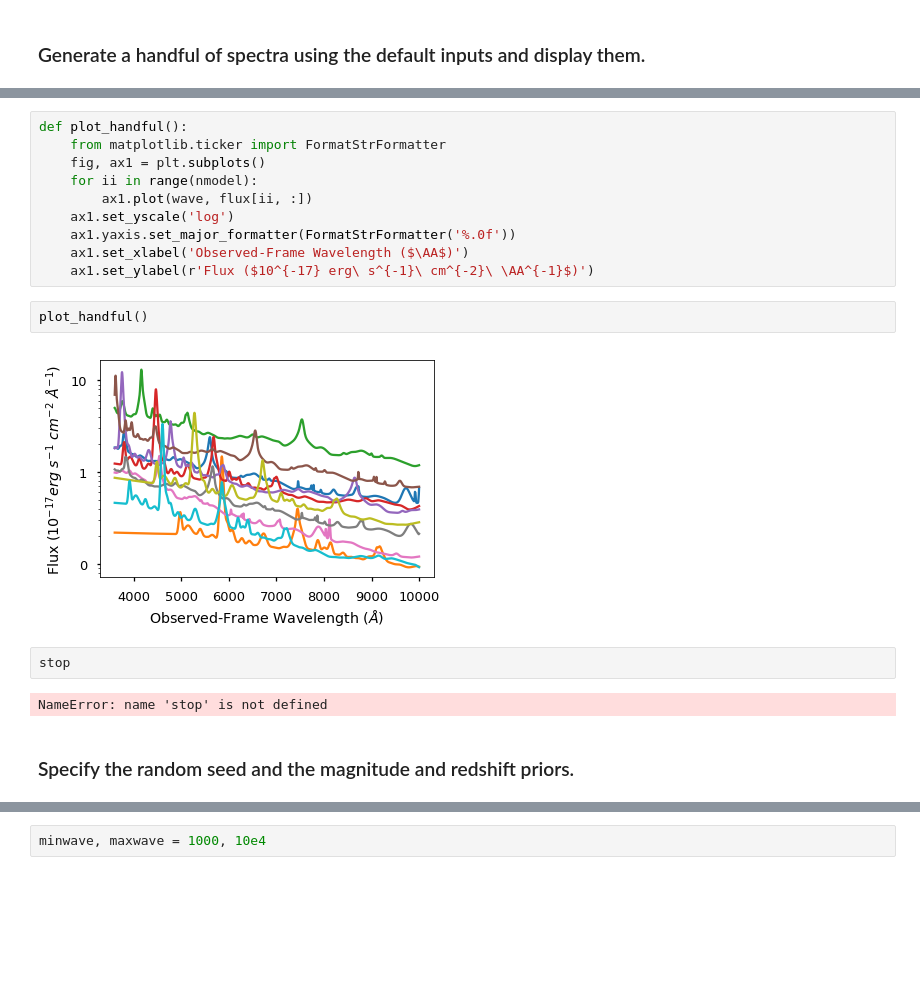
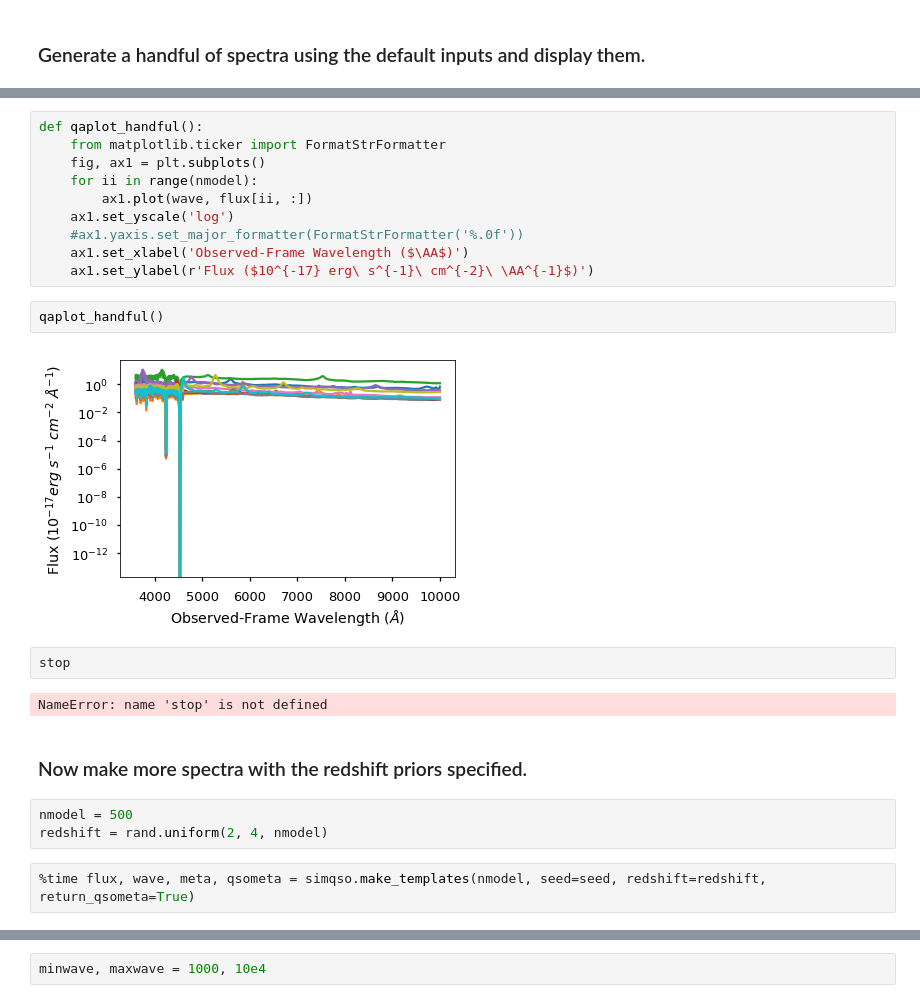
Before and after one commit to desihub/desisim, a Jupyter notebook: doc/nb/simqso-templates.ipynb, the cells around one changed output, grey strips where cells are left out. Saved outputs shown, nothing was run; the diff lists cells and outputs as text; blank space fills up the shorter version.

```diff
--- a/doc/nb/simqso-templates.ipynb
+++ b/doc/nb/simqso-templates.ipynb
@@ -32,20 +33,25 @@ Wall time: 2.22 s
 # %%
-def plot_handful():
+def qaplot_handful():
     from matplotlib.ticker import FormatStrFormatter
     fig, ax1 = plt.subplots()
     for ii in range(nmodel):
         ax1.plot(wave, flux[ii, :])
     ax1.set_yscale('log')
-    ax1.yaxis.set_major_formatter(FormatStrFormatter('%.0f'))
+    #ax1.yaxis.set_major_formatter(FormatStrFormatter('%.0f'))
     ax1.set_xlabel('Observed-Frame Wavelength ($\AA$)')
     ax1.set_ylabel(r'Flux ($10^{-17} erg\ s^{-1}\ cm^{-2}\ \AA^{-1}$)')
-# %%
-plot_handful()
-# %% [output]
-[figure, removed]
+# %%
+qaplot_handful()
+# %% [output]
+[figure, added]
 # %%
 stop
 # %% [output]
 NameError: name 'stop' is not defined
-# %% [markdown]
-### Specify the random seed and the magnitude and redshift priors.
+# %% [markdown]
+### Now make more spectra with the redshift priors specified.
+# %%
+nmodel = 500
+redshift = rand.uniform(2, 4, nmodel)
+# %%
+%time flux, wave, meta, qsometa = simqso.make_templates(nmodel, seed=seed, redshift=redshift, return_qsometa=True)
```
Also changed, not shown: parts of 14 cells of this notebook, 1 other file.
